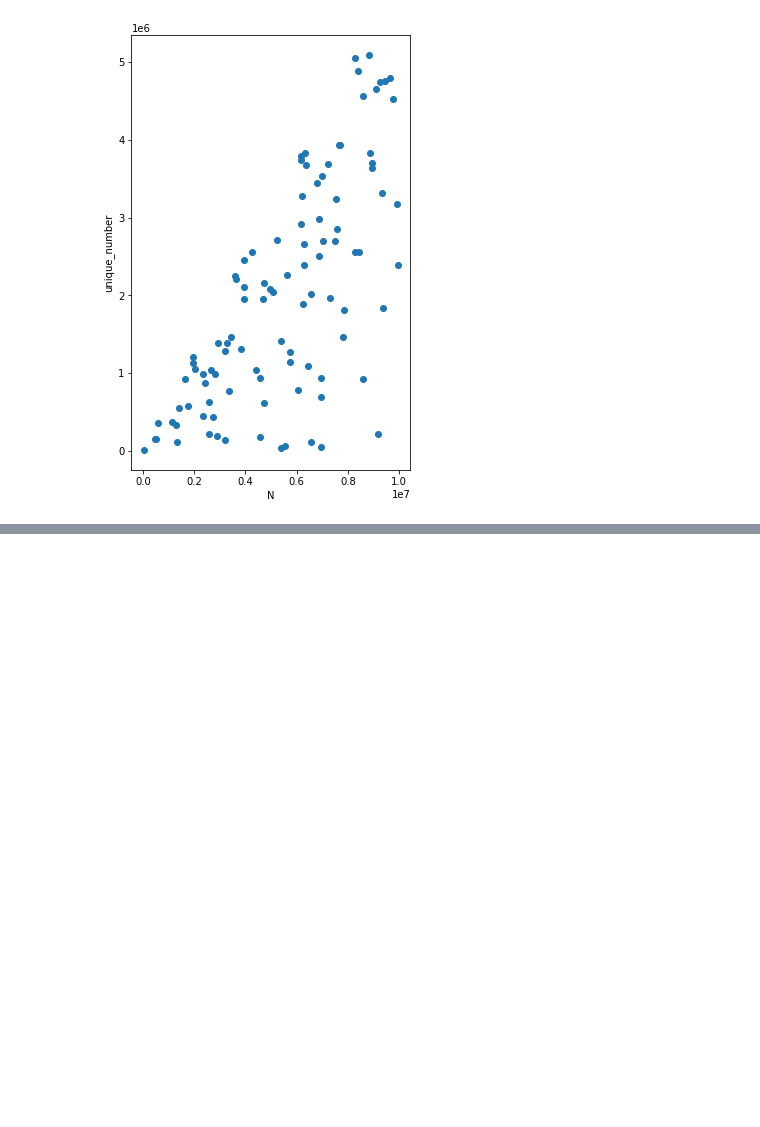
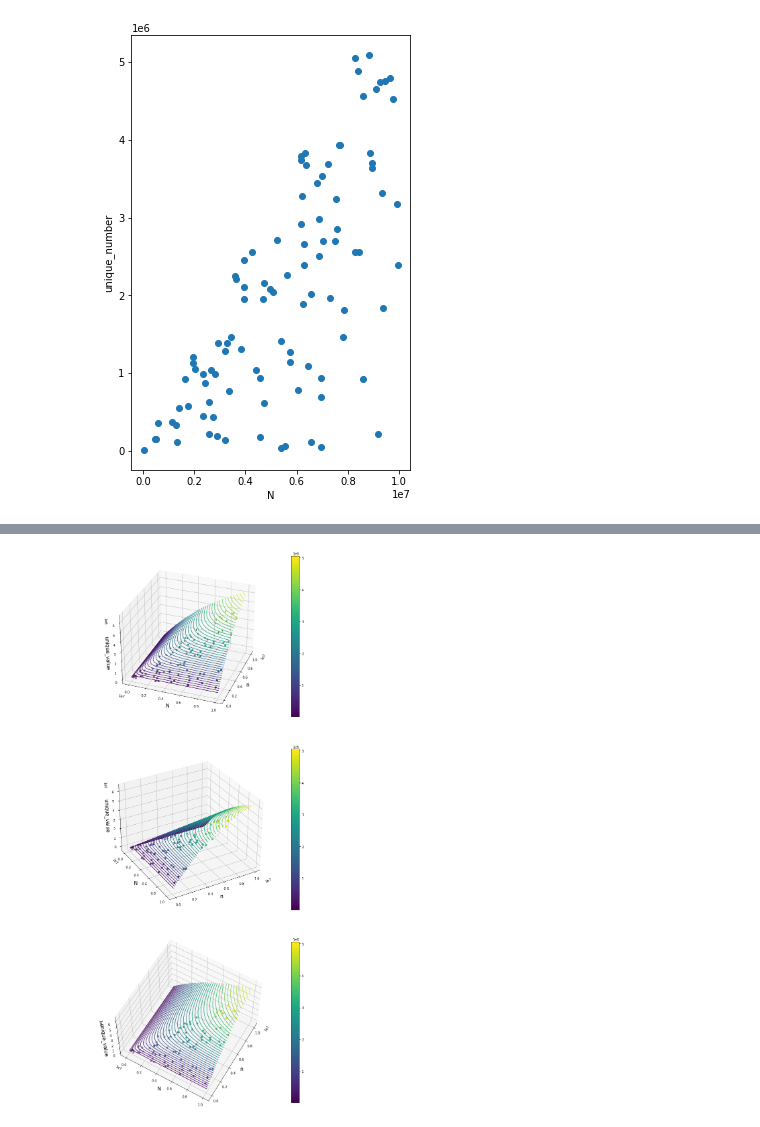
Before and after one commit to MGJvanGroeningen/aidm_assignments_21_22, a Jupyter notebook: assignment0/Assignment0.ipynb, the cells around one changed output, grey strips where cells are left out. Saved outputs shown, nothing was run; the diff lists cells and outputs as text; code cells hidden in the pictures; blank space fills up the shorter version.

```diff
--- a/assignment0/Assignment0.ipynb
+++ b/assignment0/Assignment0.ipynb
@@ -74,0 +89,31 @@ Text(0, 0.5, 'unique_number')
+# %%
+def experiment (num_trial):
+    ## a list of random N for trial
+    N_list = np.random.random_integers(0,10000000,num_trial)
+    unique_list=[]
+    count = 0
+    #create a matrix to store N,n and the number of unique value for all trials.
+    store_matrix_nN = []
+    store_matrix_unique = []
+    while count<num_trial:
+        ##choose n as a random number between 0 and N
+        n = np.random.random_integers(0,N_list[count],1)
+        #create a list to store the numbers of unique value where the random seeds are different
+        unique_list=[]
+        for i in range (30):
+            random.seed(i)
+            unique = unique_value(n, N_list[count])
+            unique_list.append(unique)
+        uniq_mean = np.mean(np.array(unique_list))
+        uniq_std = np.std(np.array(unique_list))
+        print(uniq_mean)
+        #store_matrix_unique.append(unique_list)
+        store_matrix_nN.append([n[0],N_list[count],uniq_mean,uniq_std])
+
+        count+=1
+
+    return store_matrix_nN #,store_matrix_unique
+# %%
+##generate 100 sets of (N.n)
+
+matrix = experiment (100)
@@ -74,0 +187,8 @@ Text(0, 0.5, 'unique_number')
+# %%
+fig= plt.figure(3,figsize=(25, 30))
+## 30,30
+threeDplot(30,20,fig,311)
+threeDplot(30,60,fig,312)
+threeDplot(60,30,fig,313)
+# %% [output]
+[figure, added]
```
Also changed, not shown: parts of 11 cells of this notebook.
